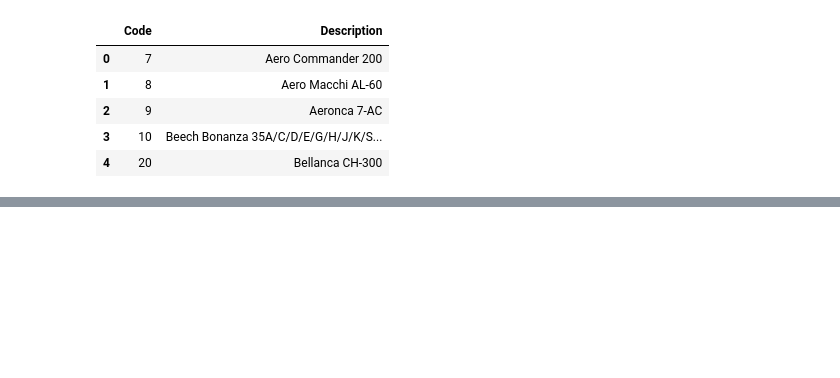
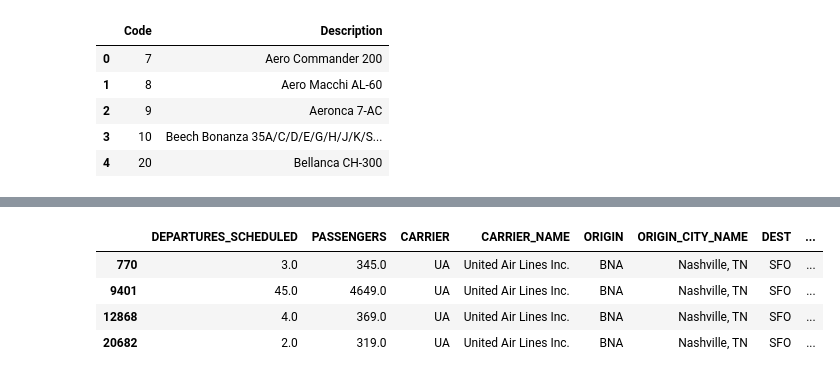
Before and after one commit to jeffakolb/air_traffic_analysis, a Jupyter notebook: air_segment_analysis.ipynb, the cells around one changed output, grey strips where cells are left out. Saved outputs shown, nothing was run; the diff lists cells and outputs as text; code cells hidden in the pictures; blank space fills up the shorter version.

```diff
--- a/air_segment_analysis.ipynb
+++ b/air_segment_analysis.ipynb
@@ -51,0 +40,8 @@ pd.merge(df,aircraft_df,left_on="AIRCRAFT_TYPE",right_on="Code")
+# %%
+df.query('CARRIER=="UA"&ORIGIN=="BNA"&DEST=="SFO"')
+# %% [output]
+|  | DEPARTURES_SCHEDULED | PASSENGERS | CARRIER | CARRIER_NAME | ORIGIN | ORIGIN_CITY_NAME | DEST | ... |
+| 770 | 3.0 | 345.0 | UA | United Air Lines Inc. | BNA | Nashville, TN | SFO | ... |
+| 9401 | 45.0 | 4649.0 | UA | United Air Lines Inc. | BNA | Nashville, TN | SFO | ... |
+| 12868 | 4.0 | 369.0 | UA | United Air Lines Inc. | BNA | Nashville, TN | SFO | ... |
+| 20682 | 2.0 | 319.0 | UA | United Air Lines Inc. | BNA | Nashville, TN | SFO | ... |
```
Also changed, not shown: parts of 9 cells of this notebook, 1 other file.
